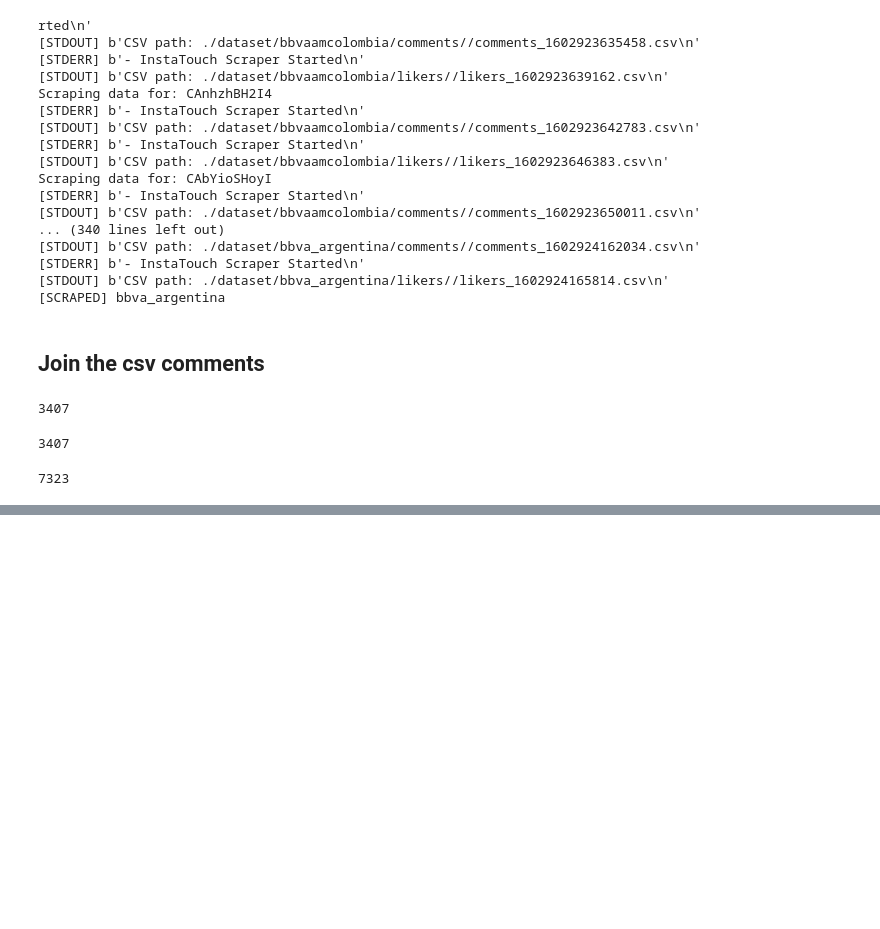
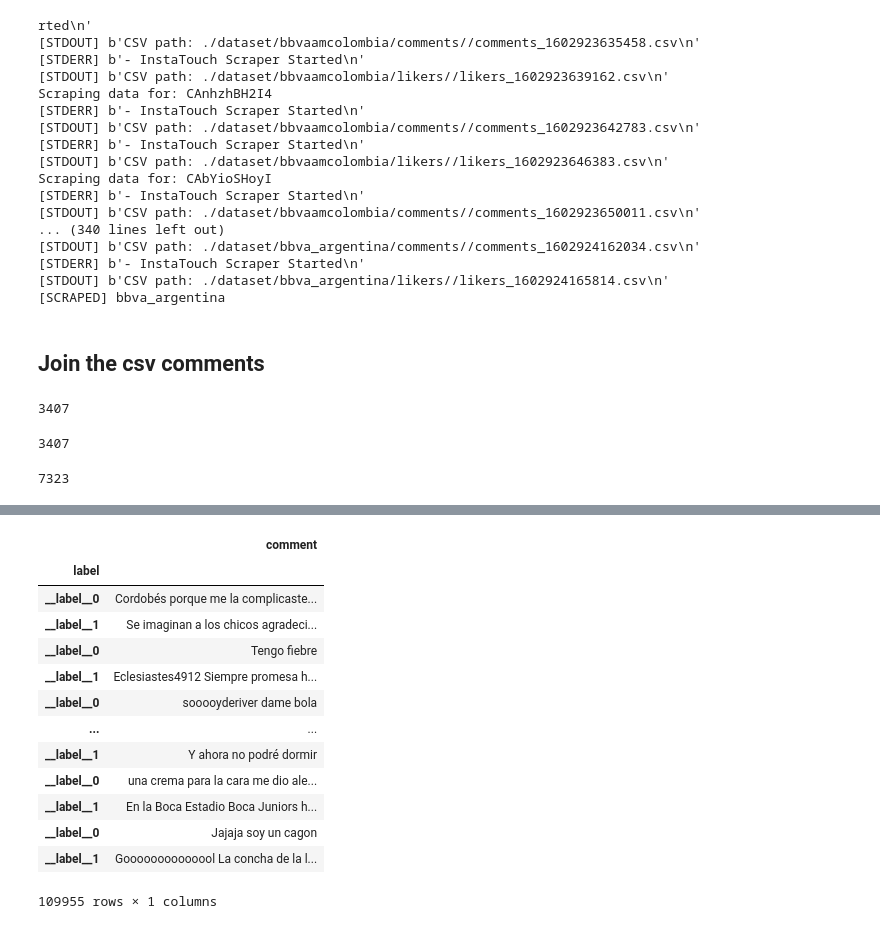
Before and after one commit to angelmoti24/hackathon, a Jupyter notebook: scrapers/instagram/Scraper.ipynb, the cells around one changed output, grey strips where cells are left out. Cells and saved outputs as stored; diff of their text form; code cells hidden in the pictures; blank space fills up the shorter version.

```diff
--- a/scrapers/instagram/Scraper.ipynb
+++ b/scrapers/instagram/Scraper.ipynb
@@ -218,0 +290,19 @@ len(ig_bbva_likers)
+# %%
+train_set = pd.read_csv('train.csv', index_col=[0], sep=',')
+train_set['comment'] = train_set['comment'].map(lambda x: str(x))
+train_set
+# %% [output]
+|  | comment |
+| label |  |
+| __label__0 | Cordobés porque me la complicaste... |
+| __label__1 | Se imaginan a los chicos agradeci... |
+| __label__0 | Tengo fiebre |
+| __label__1 | Eclesiastes4912 Siempre promesa h... |
+| __label__0 | sooooyderiver dame bola |
+| ... | ... |
+| __label__1 | Y ahora no podré dormir |
+| __label__0 | una crema para la cara me dio ale... |
+| __label__1 | En la Boca Estadio Boca Juniors h... |
+| __label__0 | Jajaja soy un cagon |
+| __label__1 | Goooooooooooool La concha de la l... |
+109955 rows × 1 columns
```
Also changed, not shown: parts of 12 cells of this notebook, 20 other files.
